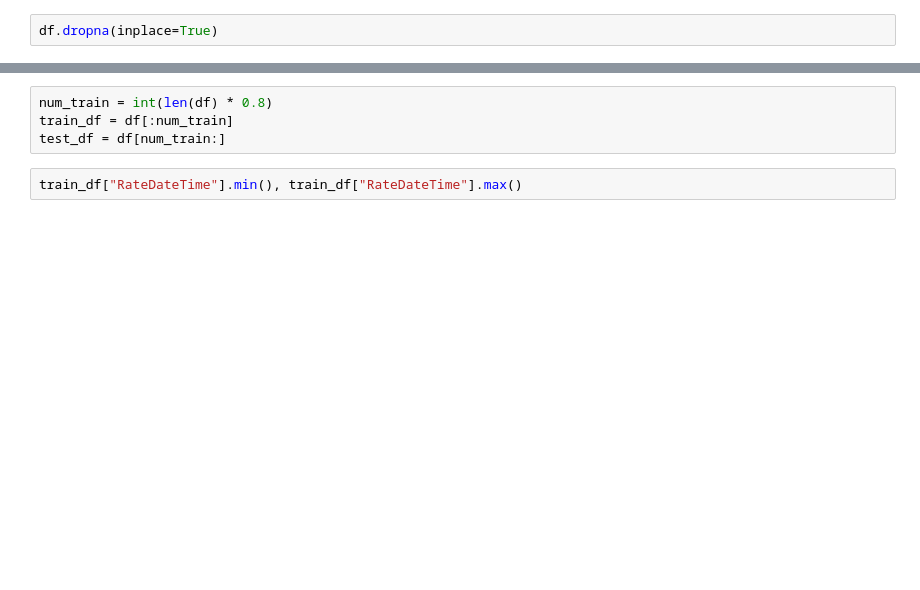
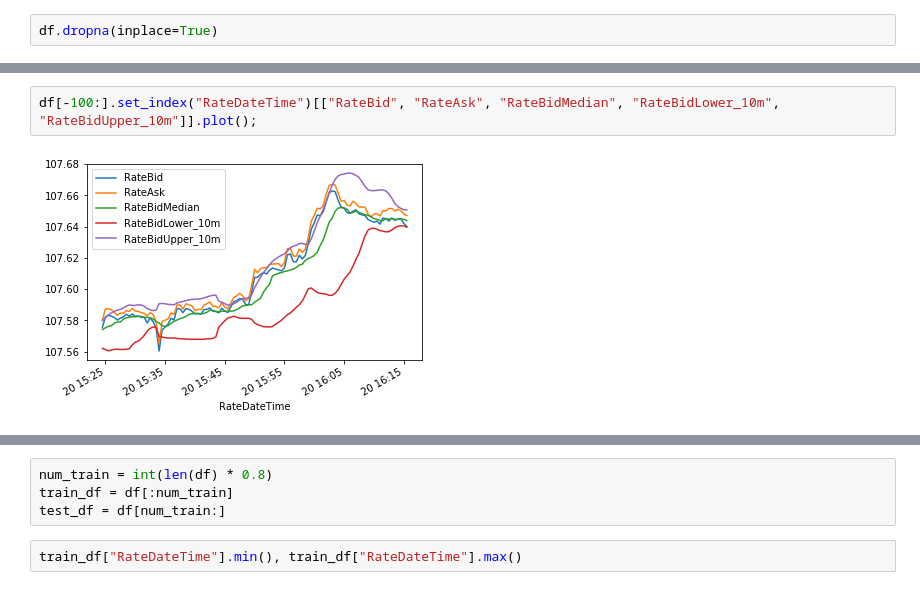
Before and after one commit to namakemono/exchange-notebook, a Jupyter notebook: [2018-04-24] 為替の予測.ipynb, the cells around one changed output, grey strips where cells are left out. Cells and saved outputs as stored; diff of their text form; blank space fills up the shorter version.

```diff
--- a/[2018-04-24] 為替の予測.ipynb
+++ b/[2018-04-24] 為替の予測.ipynb
@@ -133 +150,5 @@ df.set_index("RateDateTime")[["RateBid", "RateAsk"]].plot()
+# %%
+df[-100:].set_index("RateDateTime")[["RateBid", "RateAsk", "RateBidMedian", "RateBidLower_10m", "RateBidUpper_10m"]].plot();
+# %% [output]
+[figure, added]
 # %%
```
Also changed, not shown: parts of 23 cells of this notebook.
